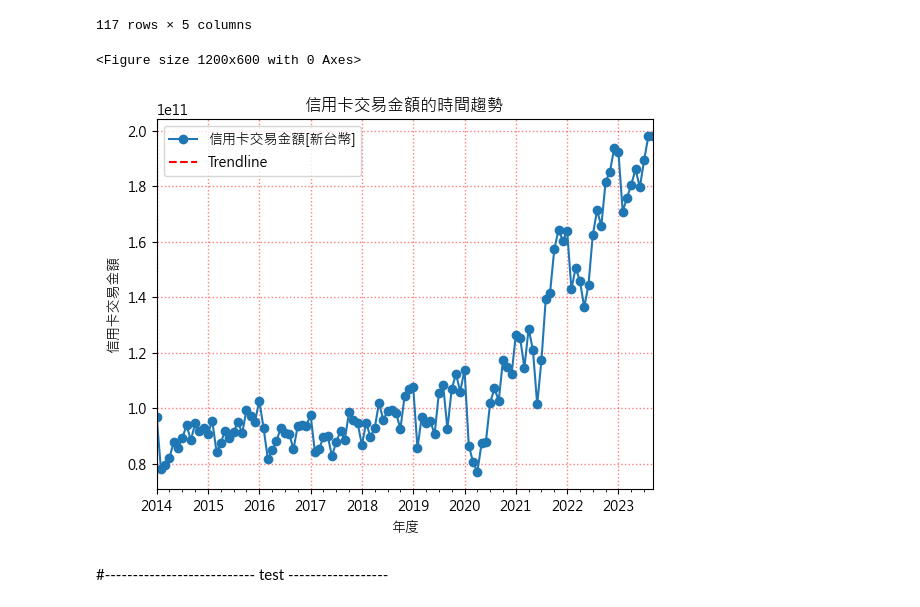
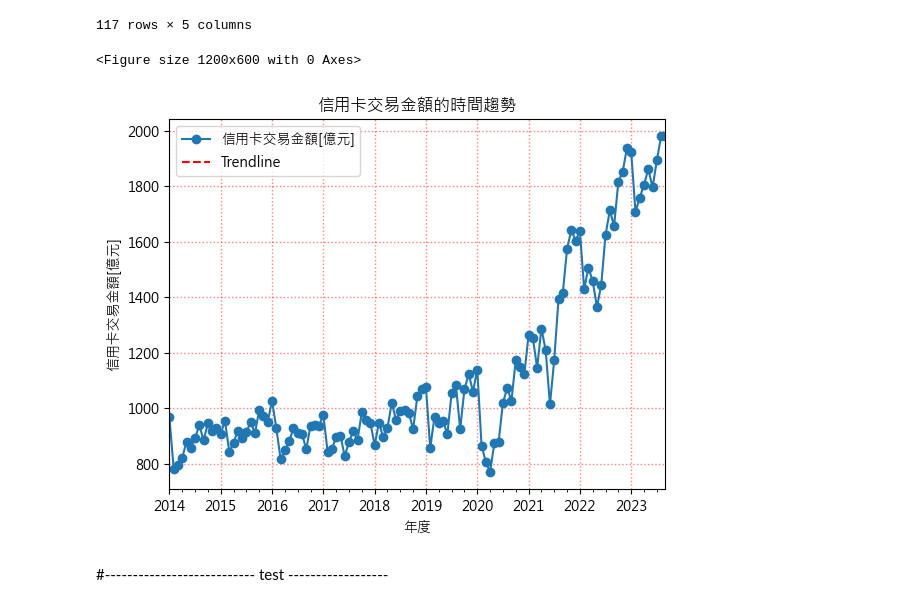
Before and after one commit to George1120901/..__creditcard__, a Jupyter notebook: test6-heatMap.ipynb, the cells around one changed output. Drawn from its saved outputs; the diff is of its cells as text; code cells hidden in the pictures.

```diff
--- a/test6-heatMap.ipynb
+++ b/test6-heatMap.ipynb
@@ -1088,37 +1088,37 @@ plt.figure(figsize=(12, 6))
 
 # 將 '日期' 列轉換為 Pandas 的日期時間對象
 df_grouped['年月'] = pd.to_datetime(df_grouped['年月'], format='%Y%m')
 df_grouped['信用卡交易金額[億元]'] = df_grouped['信用卡交易金額[新台幣]']/100000000
 
 # 绘制散点图
 #df_grouped.plot(kind='scatter', x='年月', y='信用卡交易金額[新台幣]')
-df_grouped.plot(x='年月', y='信用卡交易金額[新台幣]', marker='o')
+df_grouped.plot(x='年月', y='信用卡交易金額[億元]', marker='o')
 
 #plt.show()
 
 # 计算多项式拟合的系数
 #z = np.polyfit(df.index, df['數值'], 1)
-z = np.polyfit(df_grouped.index, df_grouped['信用卡交易金額[新台幣]'], 2)
+z = np.polyfit(df_grouped.index, df_grouped['信用卡交易金額[億元]'], 2)
 
 # 求出该拟合曲线
 p = np.poly1d(z)
 
 # 绘制散点图和趋势线
 plt.plot(df_grouped.index, p(df_grouped.index), 'r--', label='Trendline')
 
 
 # Customize x-axis and y-axis
 plt.title('信用卡交易金額的時間趨勢')
 plt.xlabel('年度')
-plt.ylabel('信用卡交易金額')
+plt.ylabel('信用卡交易金額[億元]')
 
 plt.legend()  # Show legend with the trendline
 plt.grid(color='red', linestyle=':', linewidth=1, alpha=0.5)  # 設定格線
 
 plt.show()
 # %% [output]
 <Figure size 1200x600 with 0 Axes>
-[figure, old version]
+[figure, new version]
 # %%
 # reference
 import numpy as np
```
